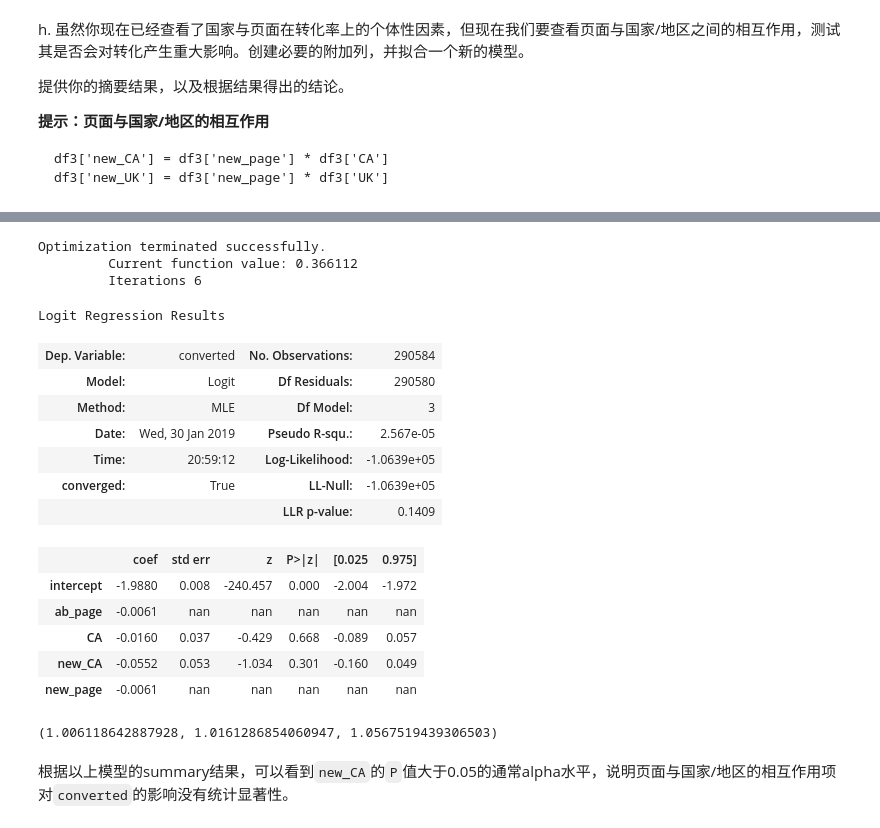
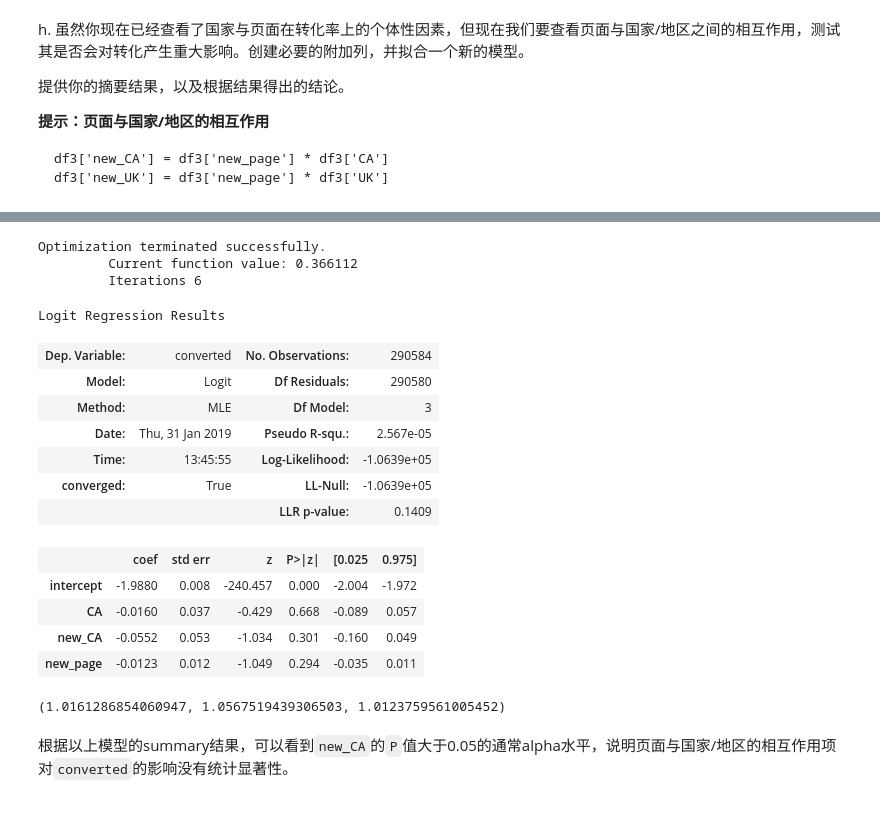
Before and after one commit to iPine/data_analysis_project_4, a Jupyter notebook: analyze-ab-test-results-revise-2.ipynb, the cells around one changed output, grey strips where cells are left out. Saved outputs shown, nothing was run; the diff lists cells and outputs as text; code cells hidden in the pictures.

```diff
--- a/analyze-ab-test-results-revise.ipynb
+++ b/analyze-ab-test-results-revise-2.ipynb
@@ -481,30 +481,29 @@ df3.sample(5)
 # %%
 df3['intercept'] = 1
-lm = sm.Logit(df3['converted'], df3[['intercept','ab_page','CA','new_CA','new_page']])
+lm = sm.Logit(df3['converted'], df3[['intercept','CA','new_CA','new_page']])
 results = lm.fit()
 results.summary()
 # %% [output]
 Optimization terminated successfully.
          Current function value: 0.366112
          Iterations 6
 Logit Regression Results
 | Dep. Variable: | converted | No. Observations: | 290584 |
 | Model: | Logit | Df Residuals: | 290580 |
 | Method: | MLE | Df Model: | 3 |
-| Date: | Wed, 30 Jan 2019 | Pseudo R-squ.: | 2.567e-05 |
-| Time: | 20:59:12 | Log-Likelihood: | -1.0639e+05 |
+| Date: | Thu, 31 Jan 2019 | Pseudo R-squ.: | 2.567e-05 |
+| Time: | 13:45:55 | Log-Likelihood: | -1.0639e+05 |
 | converged: | True | LL-Null: | -1.0639e+05 |
 |  |  | LLR p-value: | 0.1409 |
 |  | coef | std err | z | P>|z| | [0.025 | 0.975] |
 | intercept | -1.9880 | 0.008 | -240.457 | 0.000 | -2.004 | -1.972 |
-| ab_page | -0.0061 | nan | nan | nan | nan | nan |
 | CA | -0.0160 | 0.037 | -0.429 | 0.668 | -0.089 | 0.057 |
 | new_CA | -0.0552 | 0.053 | -1.034 | 0.301 | -0.160 | 0.049 |
-| new_page | -0.0061 | nan | nan | nan | nan | nan |
+| new_page | -0.0123 | 0.012 | -1.049 | 0.294 | -0.035 | 0.011 |
 # %%
-1/np.exp(-0.0061),1/np.exp(-0.0160),1/np.exp(-0.0552)
+1/np.exp(-0.0160),1/np.exp(-0.0552),1/np.exp(-0.0123)
 # %% [output]
-(1.006118642887928, 1.0161286854060947, 1.0567519439306503)
+(1.0161286854060947, 1.0567519439306503, 1.0123759561005452)
 # %% [markdown]
 根据以上模型的summary结果，可以看到`new_CA`的`P`值大于0.05的通常alpha水平，说明页面与国家/地区的相互作用项对`converted`的影响没有统计显著性。
 # %% [markdown]
```
Also changed, not shown: parts of 9 cells of this notebook, 5 other files.
